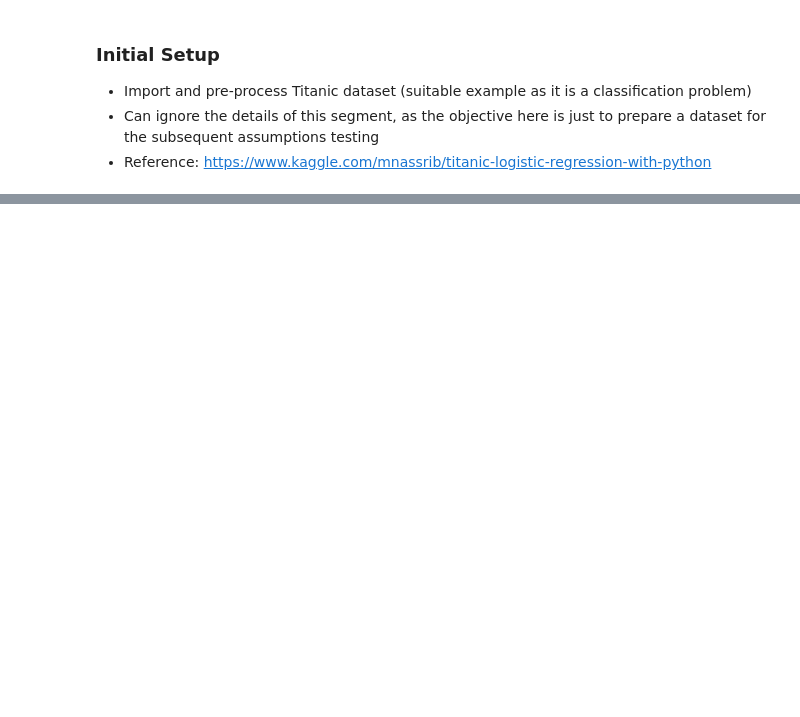
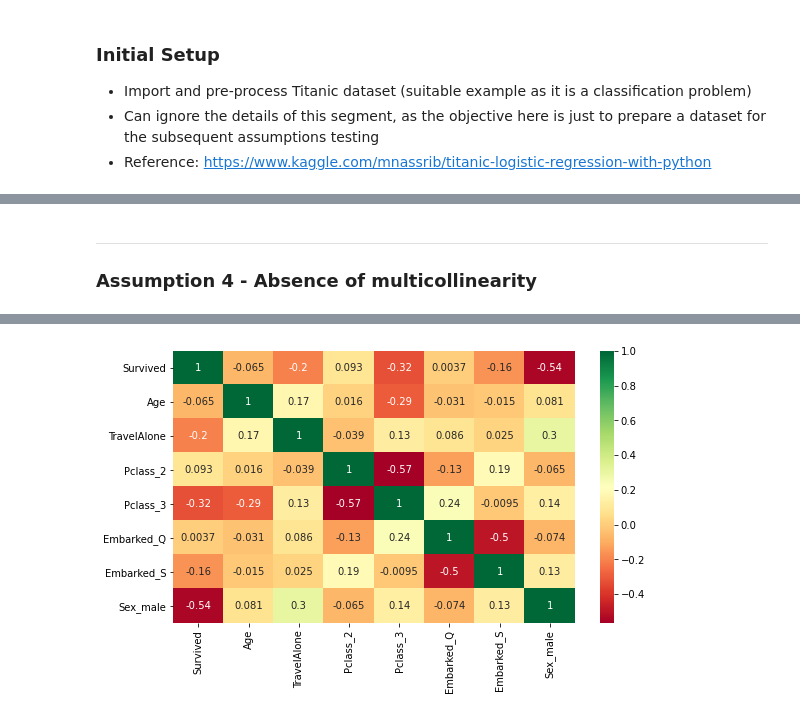
Before and after one commit to kennethleungty/Logistic-Regression-Assumptions, a Jupyter notebook: Logistic_Regression_Assumptions.ipynb, the cells around one changed output, grey strips where cells are left out. Cells and saved outputs as stored; diff of their text form; code cells hidden in the pictures; blank space fills up the shorter version.

```diff
--- a/Logistic_Regression_Assumptions.ipynb
+++ b/Logistic_Regression_Assumptions.ipynb
@@ -214,0 +63,22 @@ Name: Survived, dtype: int64
+# %%
+# Import Titanic dataset (train.csv)
+df_raw = pd.read_csv('data/train.csv')
+
+# Create categorical variable for traveling alone
+df_raw['TravelAlone'] = np.where((df_raw["SibSp"] + df_raw["Parch"])>0, 0, 1).astype('uint8')
+df_raw.drop('SibSp', axis=1, inplace=True)
+df_raw.drop('Parch', axis=1, inplace=True)
+df_raw.drop('PassengerId', axis=1, inplace=True)
+df_raw.drop('Name', axis=1, inplace=True)
+df_raw.drop('Ticket', axis=1, inplace=True)
+df_raw.drop('Cabin', axis=1, inplace=True)
+df_raw.drop('Fare', axis=1, inplace=True)
+
+# Create categorical variables and drop some variables
+df_titanic = pd.get_dummies(df_raw, columns=["Pclass","Embarked","Sex"],
+                         drop_first=True) # Remove first variable to prevent collinearity
+
+# Fill NaN (median imputation)
+df_titanic["Age"].fillna(df_titanic["Age"].median(skipna=True), inplace=True)
+
+df_titanic.head()
@@ -214,0 +327,10 @@ Name: Survived, dtype: int64
+# %% [markdown]
+___
+<a name='assumption-multicollinearity'></a>
+### Assumption 4 - Absence of multicollinearity
+# %%
+corrMatrix = df_titanic.corr()
+plt.subplots(figsize=(9, 5))
+sns.heatmap(corrMatrix, annot=True, cmap="RdYlGn")
+plt.show()
+# %% [output]
@@ -214,0 +339 @@ Name: Survived, dtype: int64
+[figure, added]
```
Also changed, not shown: parts of 75 cells of this notebook, 6 other files.
